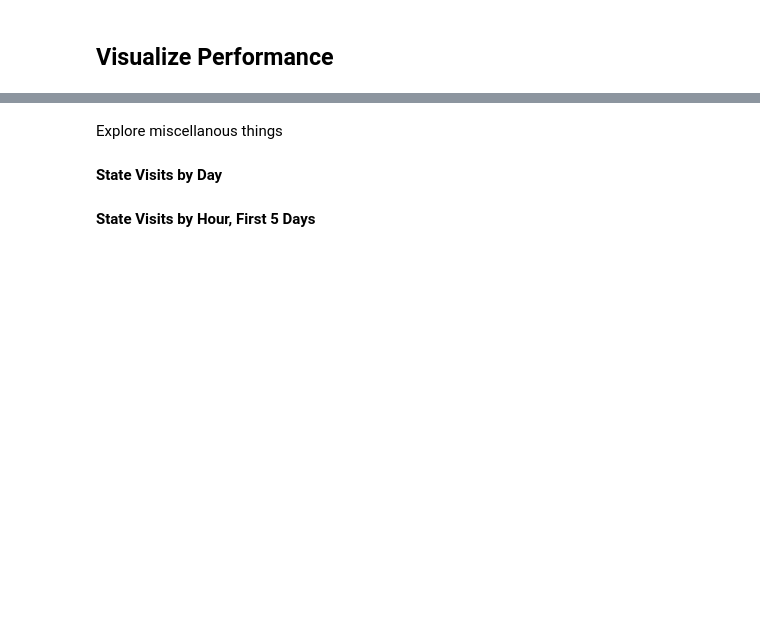
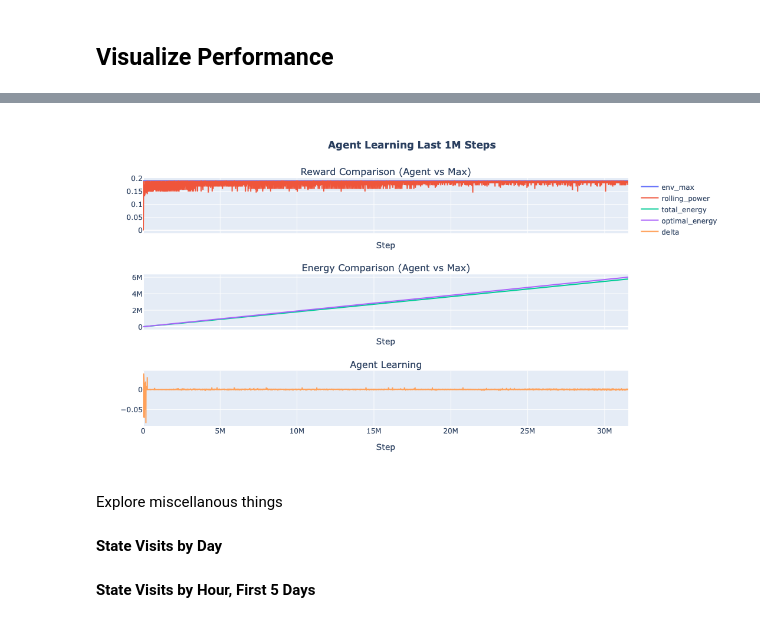
Before and after one commit to jogrady23/rl-solar, a Jupyter notebook: rl_agent/run_simulation.ipynb, the cells around one changed output, grey strips where cells are left out. Drawn from its saved outputs; the diff is of its cells as text; code cells hidden in the pictures; blank space fills up the shorter version.

```diff
--- a/rl_agent/run_simulation.ipynb
+++ b/rl_agent/run_simulation.ipynb
@@ -91,6 +97,8 @@ visualizations.plot_energy_by_day(tracking_df, sim_env, height=600, width=800)
 # %%
 # Plot the agents rolling power and delta values
-visualizations.plot_rolling_power(tracking_df, sim_env, height=600, width=800)
+visualizations.plot_rolling_power(tracking_df, sim_env, height=600, width=800, plot_title='<b>Agent Learning Last 1M Steps</b>')
+# %% [output]
+[figure, added]
 # %% [markdown]
 Explore miscellanous things
 # %% [markdown]
```
Also changed, not shown: parts of 6 cells of this notebook, 1 other file.
